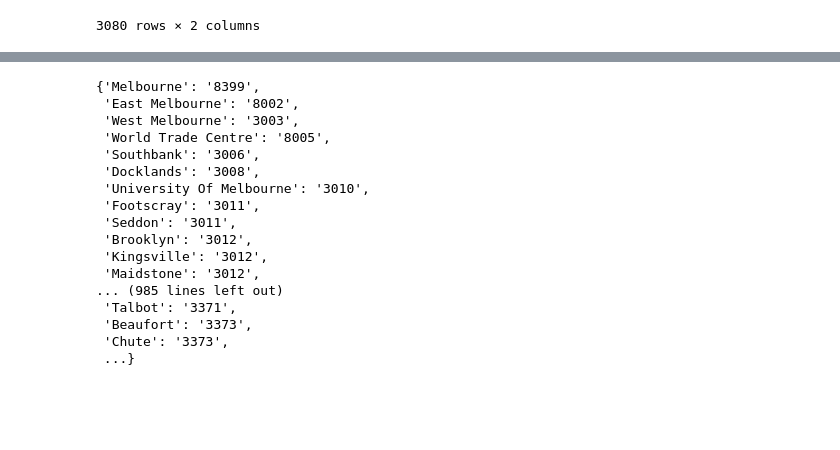
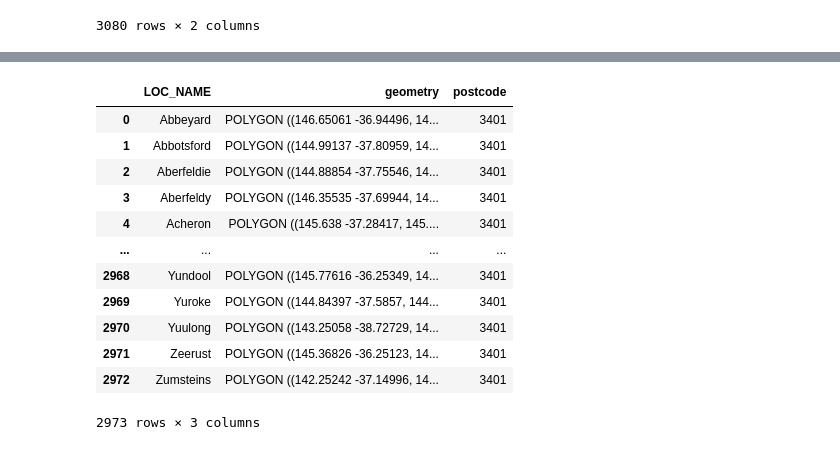
Before and after one commit to MAST30034-AppliedDataScience/project-2-group-real-estate-hexosergeantchelelebratebonitz, a Jupyter notebook: notebooks/Can/ShapeFile.ipynb, the cells around one changed output, grey strips where cells are left out. Drawn from its saved outputs; the diff is of its cells as text; code cells hidden in the pictures; blank space fills up the shorter version.

```diff
--- a/notebooks/Can/ShapeFile.ipynb
+++ b/notebooks/Can/ShapeFile.ipynb
@@ -86,9 +86,10 @@ postcodes = json.load(open('../../data/landing/postcode_mapping.json'))
 # swap the keys and values
 postcodes_new = postcodes_edit.set_index('suburb').to_dict()['postcode']
 
-for row in relevant['LOC_NAME']:
+'''for row in relevant['LOC_NAME']:
     if row in postcodes_new:
         relevant['postcode'] = postcodes_new[row]
     else:
         relevant['postcode'] = None
+'''
 # %% [output]
@@ -100,23 +118,19 @@ See the caveats in the documentation: https://pandas.pydata.org/pandas-docs/stab
-# %%
-postcodes_new
-# %% [output]
-{'Melbourne': '8399',
- 'East Melbourne': '8002',
- 'West Melbourne': '3003',
- 'World Trade Centre': '8005',
- 'Southbank': '3006',
- 'Docklands': '3008',
- 'University Of Melbourne': '3010',
- 'Footscray': '3011',
- 'Seddon': '3011',
- 'Brooklyn': '3012',
- 'Kingsville': '3012',
- 'Maidstone': '3012',
-... (985 lines left out)
- 'Talbot': '3371',
- 'Beaufort': '3373',
- 'Chute': '3373',
- ...}
+# %%
+relevant
+# %% [output]
+|  | LOC_NAME | geometry | postcode |
+| 0 | Abbeyard | POLYGON ((146.65061 -36.94496, 14... | 3401 |
+| 1 | Abbotsford | POLYGON ((144.99137 -37.80959, 14... | 3401 |
+| 2 | Aberfeldie | POLYGON ((144.88854 -37.75546, 14... | 3401 |
+| 3 | Aberfeldy | POLYGON ((146.35535 -37.69944, 14... | 3401 |
+| 4 | Acheron | POLYGON ((145.638 -37.28417, 145.... | 3401 |
+| ... | ... | ... | ... |
+| 2968 | Yundool | POLYGON ((145.77616 -36.25349, 14... | 3401 |
+| 2969 | Yuroke | POLYGON ((144.84397 -37.5857, 144... | 3401 |
+| 2970 | Yuulong | POLYGON ((143.25058 -38.72729, 14... | 3401 |
+| 2971 | Zeerust | POLYGON ((145.36826 -36.25123, 14... | 3401 |
+| 2972 | Zumsteins | POLYGON ((142.25242 -37.14996, 14... | 3401 |
+2973 rows × 3 columns
 # %%
 # Save the data as a dataframe
 #relevant.to_csv('../../data/curated/shapefile_postcodes.csv')
```
Also changed, not shown: parts of 1 cell of this notebook, 1 other file.
